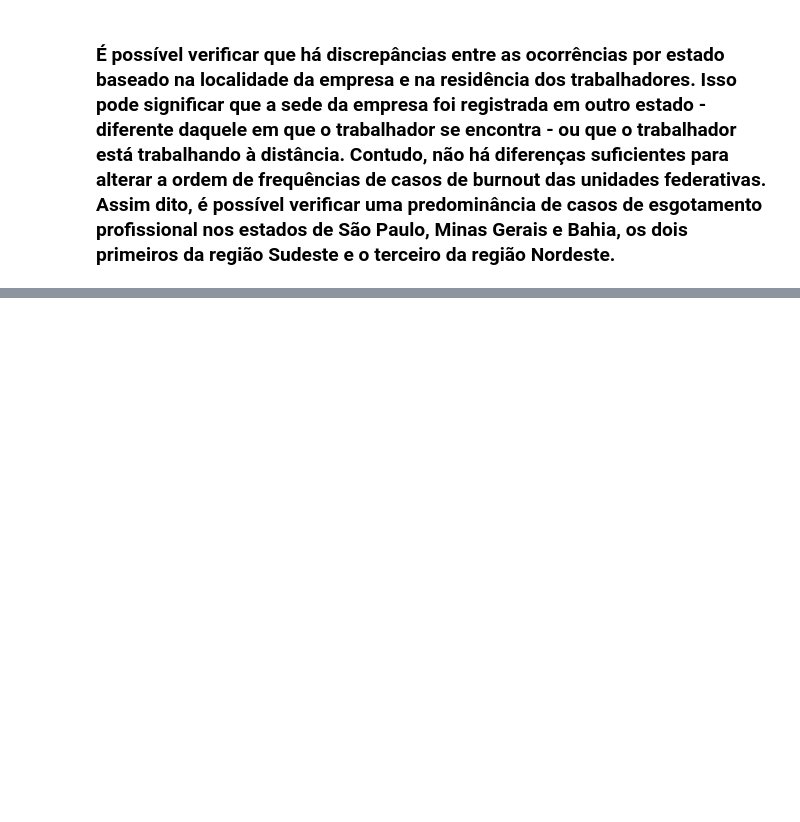
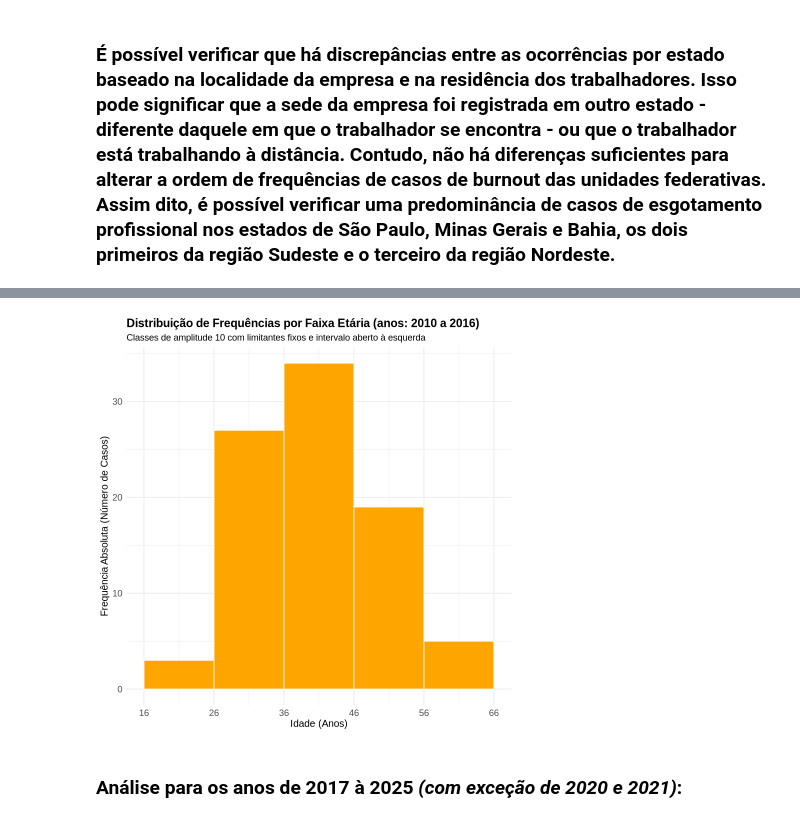
Before and after one commit to gabrielwai/Burnout-DataSUS, a Jupyter notebook: Burnout-DataSUS.ipynb, the cells around one changed output, grey strips where cells are left out. Cells and saved outputs as stored; diff of their text form; code cells hidden in the pictures; blank space fills up the shorter version.

Commit message:
feat: Adiciona tabelas de dist. de freq. agrupadas em classes e Histogramas para IDADE
Referênte à segmentação de anos: 2010-2016; 2017-2025

```diff
--- a/Burnout-DataSUS.ipynb
+++ b/Burnout-DataSUS.ipynb
@@ -673,0 +738,40 @@ print(frequencia_df)
+# %%
+library(ggplot2)
+library(dplyr)
+
+anos_desejados <- c("ano_10", "ano_11", "ano_12", "ano_13", "ano_14", "ano_15", "ano_16")
+
+# 1. Prepara os dados: Filtra os anos de interesse e o intervalo de idade [16, 66]
+dados_grafico_filtrado <- tabela_Burnout %>%
+  filter(!is.na(IDADE) &
+         FONTE_ANO %in% anos_desejados &
+         IDADE > 16 & IDADE <= 66)
+
+# 2. Cria o histograma
+ggplot(dados_grafico_filtrado, aes(x = IDADE)) +
+  geom_histogram(
+    breaks = c(16, 26, 36, 46, 56, 66), # amplitude de classe: 10
+    fill = "orange",                # Cor do gráfico
+    color = "white",                   # Cor da linha divisória
+    closed = "right"                    # Intervalo aberto à esquerda e fechado à direita (right = TRUE)
+  ) +
+  # Força o eixo X a mostrar os limites das suas classes
+  scale_x_continuous(breaks = c(16, 26, 36, 46, 56, 66)) +
+
+  # Rótulos e títulos
+  labs(
+    title = "Distribuição de Frequências por Faixa Etária (anos: 2010 a 2016)",
+    subtitle = "Classes de amplitude 10 com limitantes fixos e intervalo aberto à esquerda",
+    x = "Idade (Anos)",
+    y = "Frequência Absoluta (Número de Casos)"
+  ) +
+  theme_minimal() + # Tema profissional
+  theme(
+    plot.title = element_text(face = "bold", size = 14),
+    axis.text = element_text(size = 11),
+    axis.title = element_text(size = 12)
+  )
+# %% [output]
+[figure, added]
+# %% [markdown]
+### Análise para os anos de 2017 à 2025 *(com exceção de 2020 e 2021)*:
```
Also changed, not shown: parts of 11 cells of this notebook.
